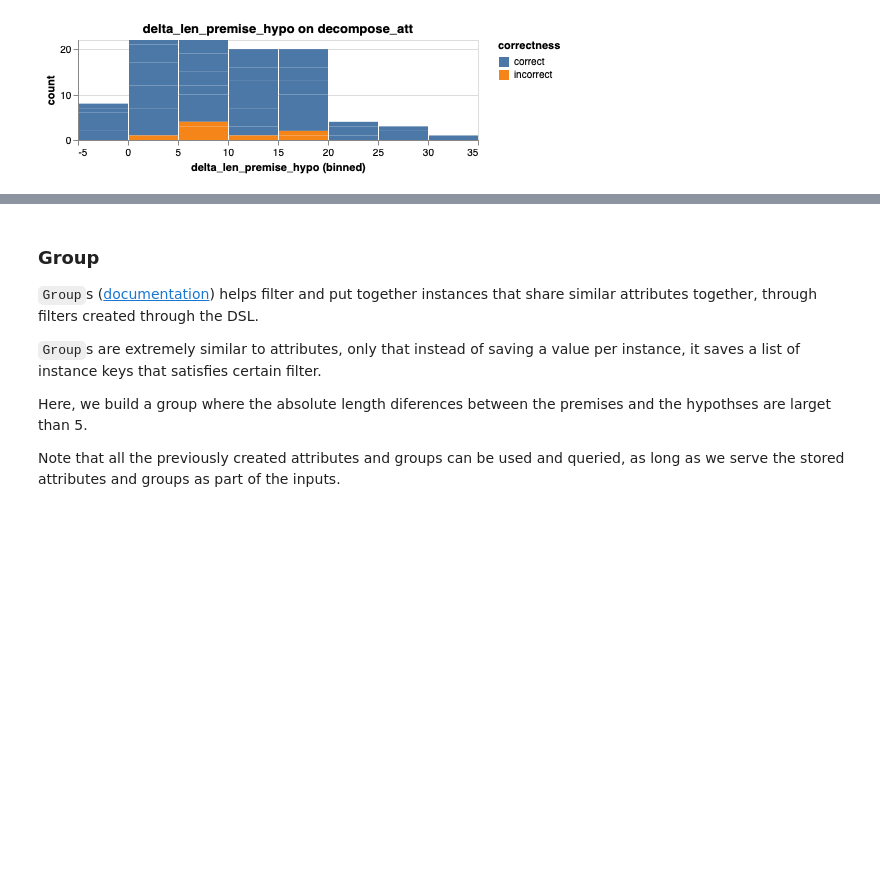
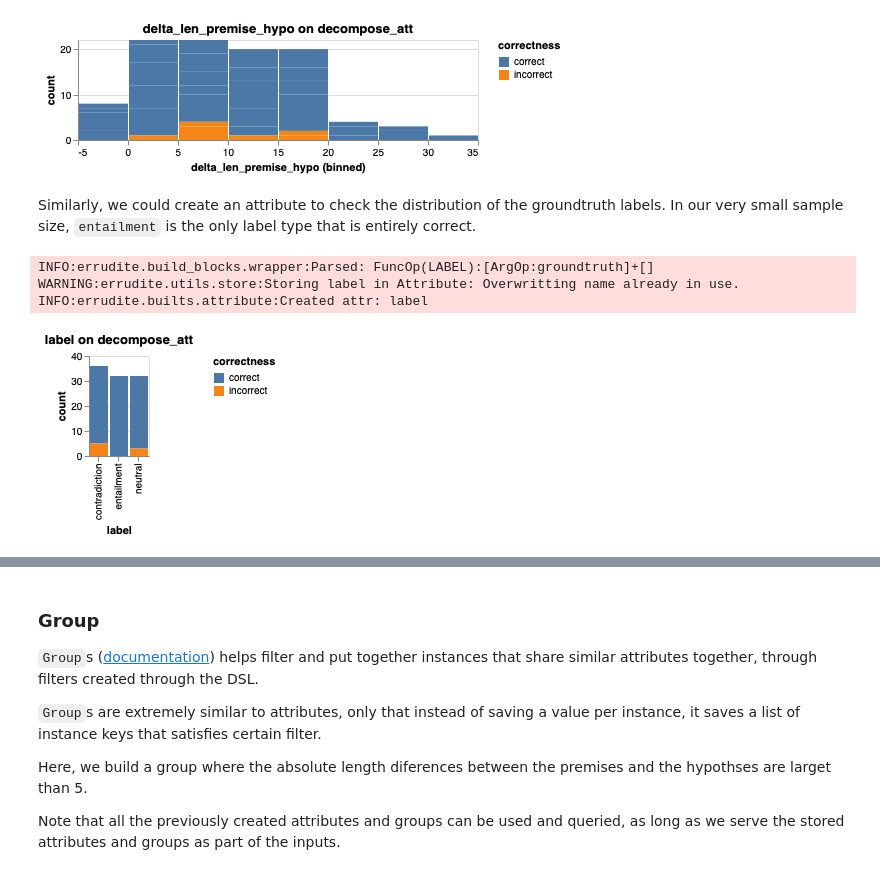
Before and after one commit to uwdata/errudite, a Jupyter notebook: tutorials/02-attr_and_group.ipynb, the cells around one changed output, grey strips where cells are left out. Drawn from its saved outputs; the diff is of its cells as text; code cells hidden in the pictures; blank space fills up the shorter version.

```diff
--- a/tutorials/02-attr_and_group.ipynb
+++ b/tutorials/02-attr_and_group.ipynb
@@ -180,3 +183,17 @@ If categorical, each value is a bar. Otherwise, the domain is automatically binn
 attr.visualize_models(models=["decompose_att"])
 # %% [output]
 [figure]
+# %% [markdown]
+Similarly, we could create an attribute to check the distribution of the groundtruth labels. In our very small sample size, `entailment` is the only label type that is entirely correct.
+# %%
+from errudite.builts import Attribute
+attr = Attribute.create(
+    name="label",
+    description="The labels of the instances.",
+    cmd="LABEL(groundtruth)")
+attr.visualize_models(models=["decompose_att"])
+# %% [output]
+INFO:errudite.build_blocks.wrapper:Parsed: FuncOp(LABEL):[ArgOp:groundtruth]+[]
+WARNING:errudite.utils.store:Storing label in Attribute: Overwritting name already in use.
+INFO:errudite.builts.attribute:Created attr: label
+[figure, added]
```
Also changed, not shown: parts of 5 cells of this notebook, 1 other file.
